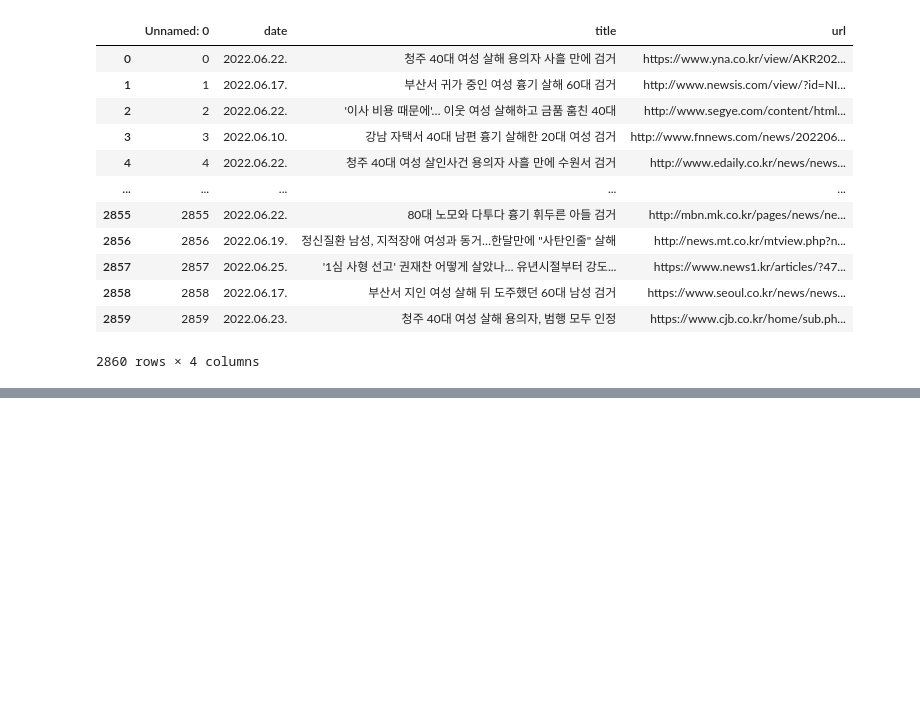
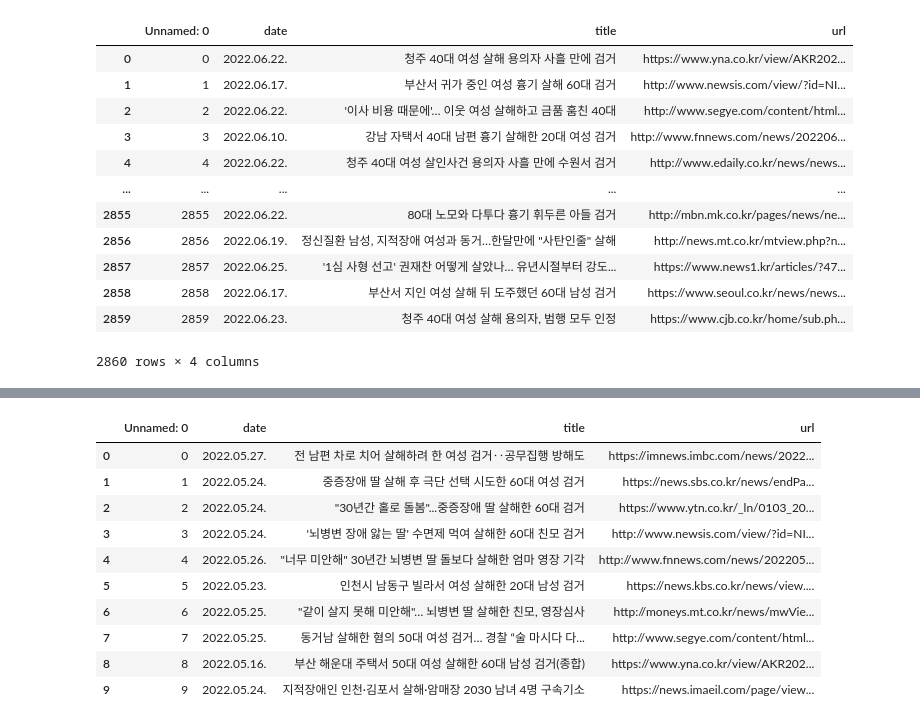
Before and after one commit to henzpp/crawling_project_team1, a Jupyter notebook: 데이터분석_박혜린_2.ipynb, the cells around one changed output, grey strips where cells are left out. Cells and saved outputs as stored; diff of their text form; code cells hidden in the pictures; blank space fills up the shorter version.

```diff
--- a/데이터분석_박혜린_2.ipynb
+++ b/데이터분석_박혜린_2.ipynb
@@ -475,0 +506,14 @@ news_df_6
+# %%
+news_df_5.drop_duplicates(['title','url'])
+# %% [output]
+|  | Unnamed: 0 | date | title | url |
+| 0 | 0 | 2022.05.27. | 전 남편 차로 치어 살해하려 한 여성 검거‥공무집행 방해도 | https://imnews.imbc.com/news/2022... |
+| 1 | 1 | 2022.05.24. | 중증장애 딸 살해 후 극단 선택 시도한 60대 여성 검거 | https://news.sbs.co.kr/news/endPa... |
+| 2 | 2 | 2022.05.24. | "30년간 홀로 돌봄"...중증장애 딸 살해한 60대 검거 | https://www.ytn.co.kr/_ln/0103_20... |
+| 3 | 3 | 2022.05.24. | '뇌병변 장애 앓는 딸' 수면제 먹여 살해한 60대 친모 검거 | http://www.newsis.com/view/?id=NI... |
+| 4 | 4 | 2022.05.26. | "너무 미안해" 30년간 뇌병변 딸 돌보다 살해한 엄마 영장 기각 | http://www.fnnews.com/news/202205... |
+| 5 | 5 | 2022.05.23. | 인천시 남동구 빌라서 여성 살해한 20대 남성 검거 | https://news.kbs.co.kr/news/view.... |
+| 6 | 6 | 2022.05.25. | "같이 살지 못해 미안해"… 뇌병변 딸 살해한 친모, 영장심사 | http://moneys.mt.co.kr/news/mwVie... |
+| 7 | 7 | 2022.05.25. | 동거남 살해한 혐의 50대 여성 검거… 경찰 “술 마시다 다... | http://www.segye.com/content/html... |
+| 8 | 8 | 2022.05.16. | 부산 해운대 주택서 50대 여성 살해한 60대 남성 검거(종합) | https://www.yna.co.kr/view/AKR202... |
+| 9 | 9 | 2022.05.24. | 지적장애인 인천·김포서 살해·암매장 2030 남녀 4명 구속기소 | https://news.imaeil.com/page/view... |
```
Also changed, not shown: parts of 6 cells of this notebook, 2 other files.
